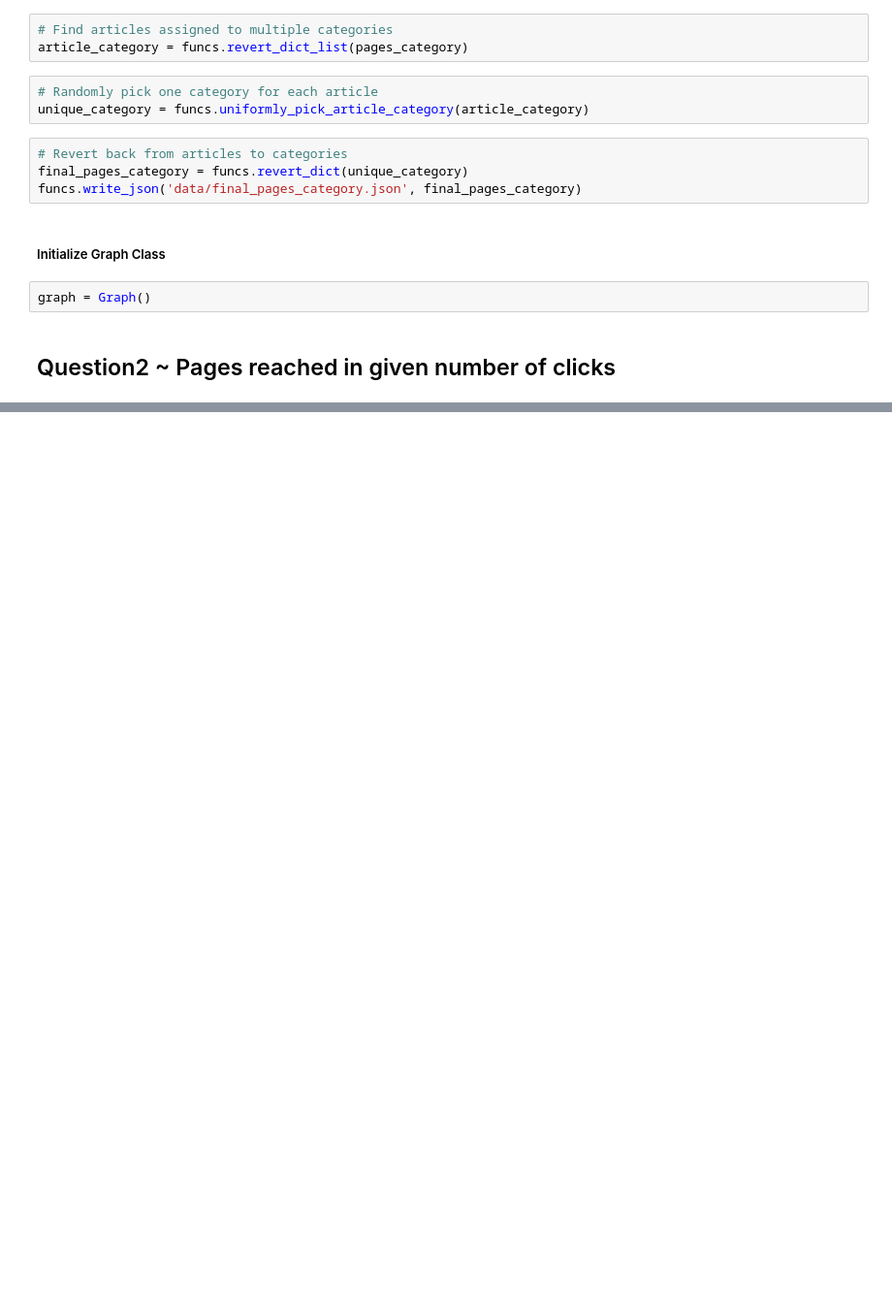
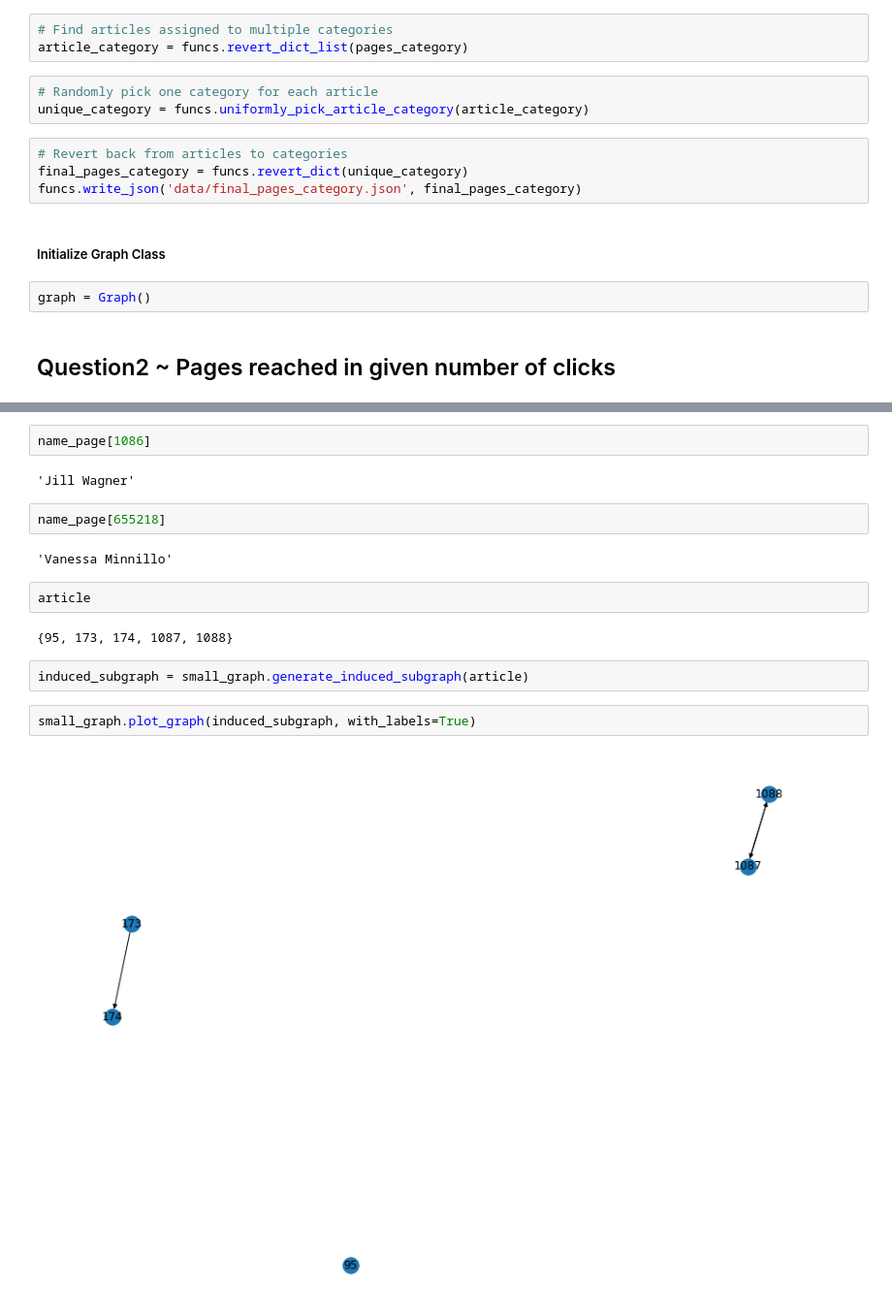
Before and after one commit to JuanMataNaranjo/ADM-HW5, a Jupyter notebook: main.ipynb, the cells around one changed output, grey strips where cells are left out. Shown: that part at 97% size. Drawn from its saved outputs; the diff is of its cells as text; blank space fills up the shorter version.

```diff
--- a/main.ipynb
+++ b/main.ipynb
@@ -267,0 +133,18 @@ last_node
+# %%
+name_page[1086]
+# %% [output]
+'Jill Wagner'
+# %%
+name_page[655218]
+# %% [output]
+'Vanessa Minnillo'
+# %%
+article
+# %% [output]
+{95, 173, 174, 1087, 1088}
+# %%
+induced_subgraph = small_graph.generate_induced_subgraph(article)
+# %%
+small_graph.plot_graph(induced_subgraph, with_labels=True)
+# %% [output]
+[figure, added]
```
Also changed, not shown: parts of 55 cells of this notebook, 1 other file.
